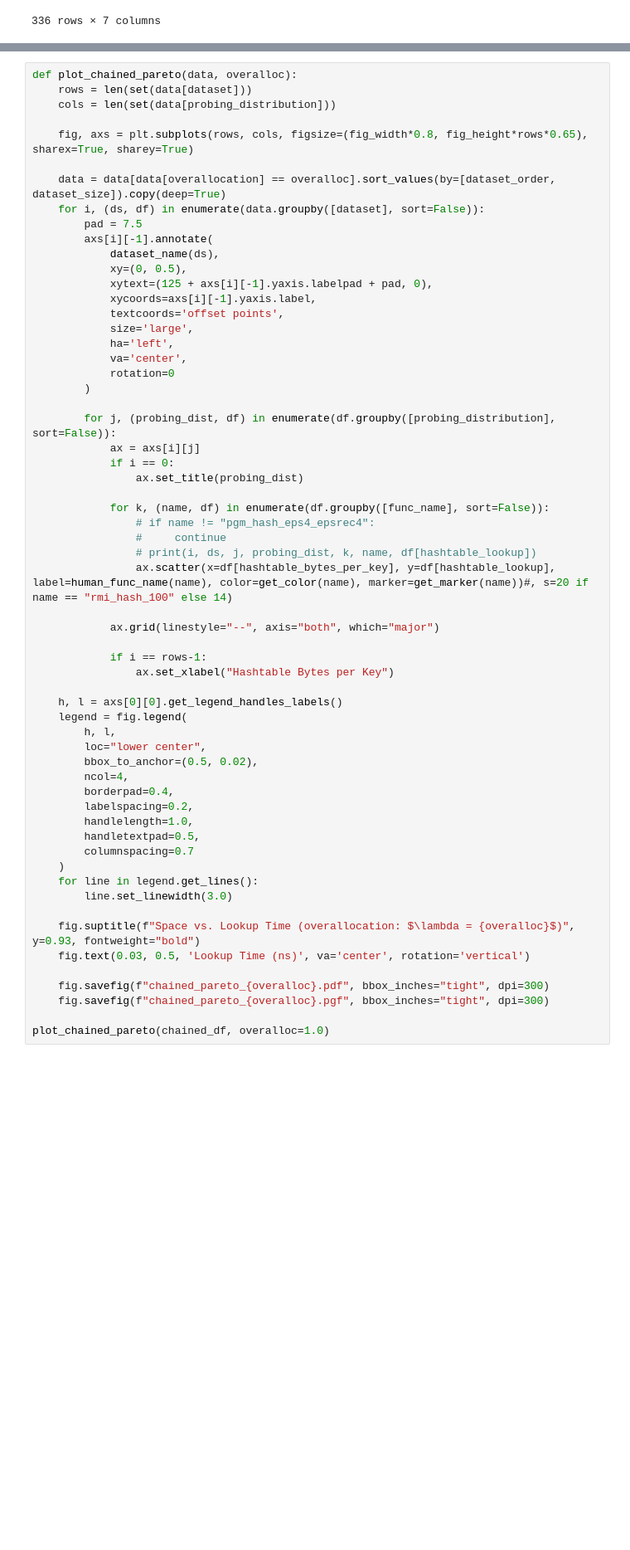
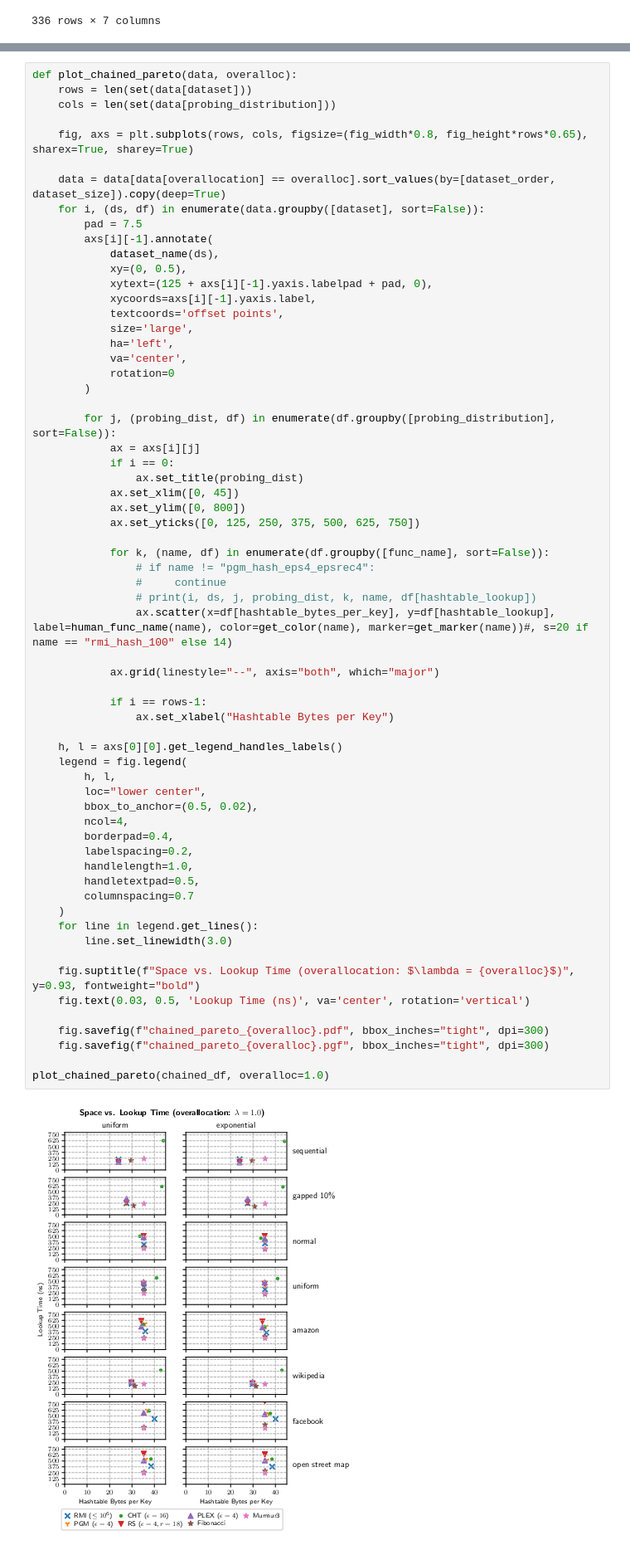
Before and after one commit to IlariaPilo/hashtable, a Jupyter notebook: results/plots.ipynb, the cells around one changed output, grey strips where cells are left out. Shown: that part at 83% size. Drawn from its saved outputs; the diff is of its cells as text; blank space fills up the shorter version.

```diff
--- a/results/plots.ipynb
+++ b/results/plots.ipynb
@@ -382,6 +388,9 @@ def plot_chained_pareto(data, overalloc):
             ax = axs[i][j]
             if i == 0:
                 ax.set_title(probing_dist)
+            ax.set_xlim([0, 45])
+            ax.set_ylim([0, 800])
+            ax.set_yticks([0, 125, 250, 375, 500, 625, 750])
 
             for k, (name, df) in enumerate(df.groupby([func_name], sort=False)):
                 # if name != "pgm_hash_eps4_epsrec4":
@@ -389,30 +398,32 @@ def plot_chained_pareto(data, overalloc):
                 # print(i, ds, j, probing_dist, k, name, df[hashtable_lookup])
                 ax.scatter(x=df[hashtable_bytes_per_key], y=df[hashtable_lookup], label=human_func_name(name), color=get_color(name), marker=get_marker(name))#, s=20 if name == "rmi_hash_100" else 14)
 
             ax.grid(linestyle="--", axis="both", which="major")
 
             if i == rows-1:
                 ax.set_xlabel("Hashtable Bytes per Key")
 
     h, l = axs[0][0].get_legend_handles_labels()
     legend = fig.legend(
         h, l,
         loc="lower center",
         bbox_to_anchor=(0.5, 0.02),
         ncol=4,
         borderpad=0.4,
         labelspacing=0.2,
         handlelength=1.0,
         handletextpad=0.5,
         columnspacing=0.7
     )
     for line in legend.get_lines():
         line.set_linewidth(3.0)
 
     fig.suptitle(f"Space vs. Lookup Time (overallocation: $\lambda = {overalloc}$)", y=0.93, fontweight="bold")
     fig.text(0.03, 0.5, 'Lookup Time (ns)', va='center', rotation='vertical')
 
     fig.savefig(f"chained_pareto_{overalloc}.pdf", bbox_inches="tight", dpi=300)
     fig.savefig(f"chained_pareto_{overalloc}.pgf", bbox_inches="tight", dpi=300)
 
 plot_chained_pareto(chained_df, overalloc=1.0)
+# %% [output]
+[figure, added]
```
Also changed, not shown: parts of 3 cells of this notebook.
